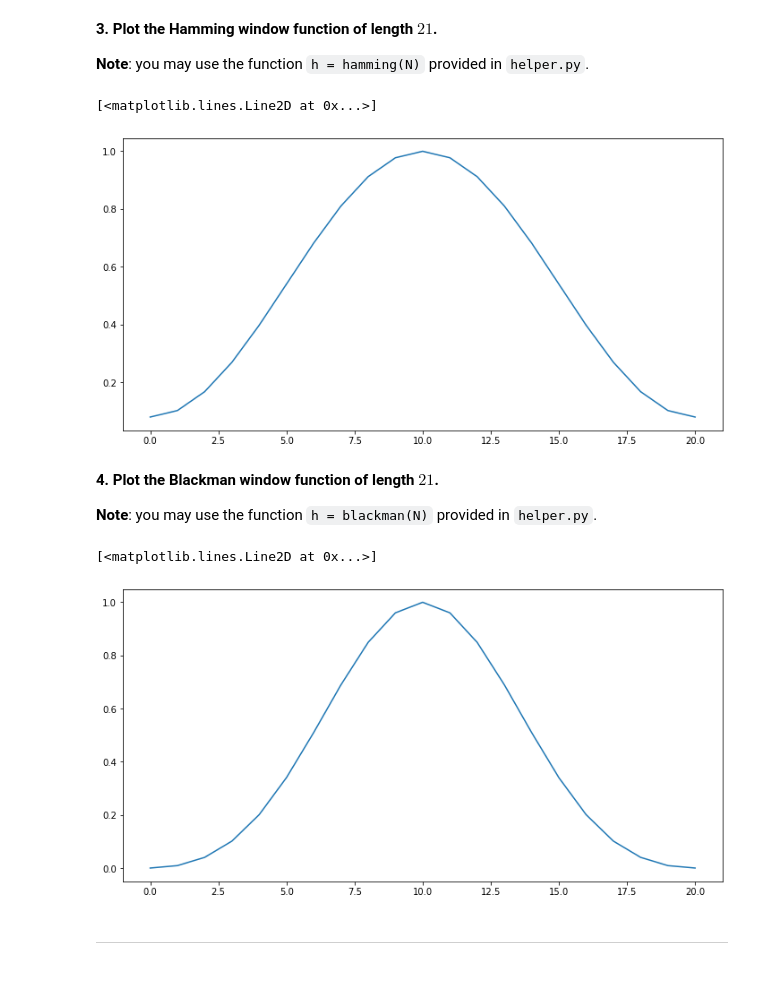
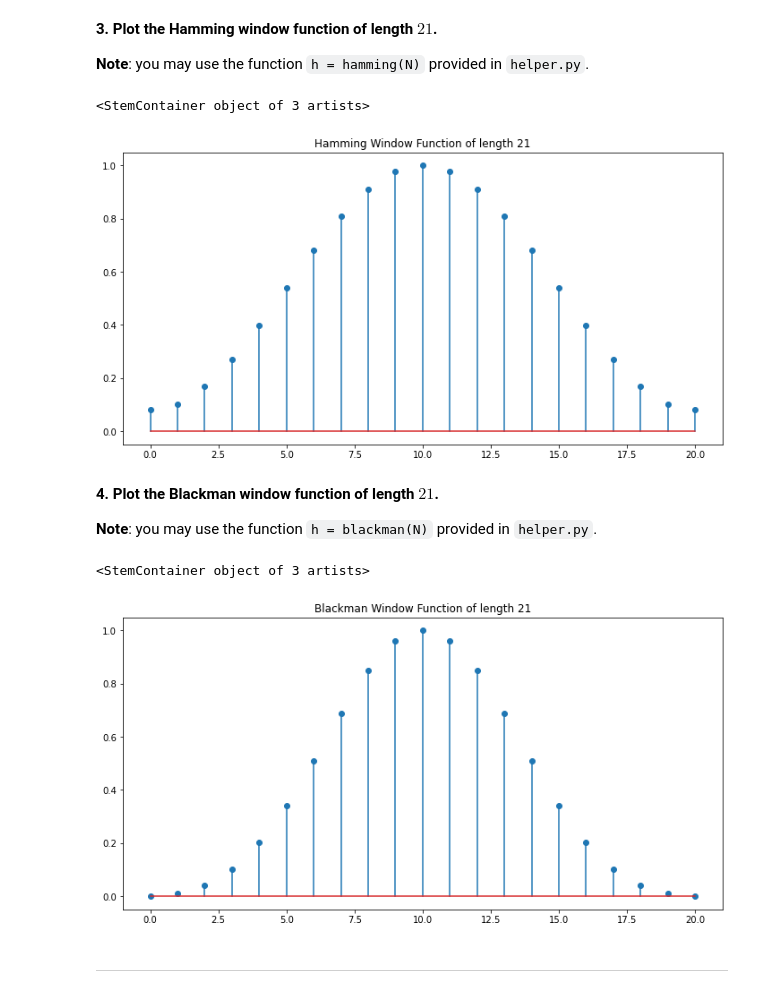
Before and after one commit to JustinWang781/438-Lab5b, a Jupyter notebook: lab05b_final_report.ipynb, the cells around one changed output. Cells and saved outputs as stored; diff of their text form; code cells hidden in the pictures.

```diff
--- a/lab05b_final_report.ipynb
+++ b/lab05b_final_report.ipynb
@@ -70,22 +69,24 @@ plt.plot(han)
 **Note**: you may use the function `h = hamming(N)` provided in `helper.py`.
 # %%
 # insert your code here
-ham = hamming(21)
-plt.plot(ham)
+hamming = hamming(21)
+plt.title("Hamming Window Function of length 21")
+plt.stem(hamming)
 # %% [output]
-[<matplotlib.lines.Line2D at 0x...>]
+<StemContainer object of 3 artists>
-[figure, old version]
+[figure, new version]
 # %% [markdown]
 **4. Plot the Blackman window function of length $21$.**
 
 **Note**: you may use the function `h = blackman(N)` provided in `helper.py`.
 # %%
 # insert your code here
-blk = blackman(21)
-plt.plot(blk)
+blackman = blackman(21)
+plt.title("Blackman Window Function of length 21")
+plt.stem(blackman)
 # %% [output]
-[<matplotlib.lines.Line2D at 0x...>]
+<StemContainer object of 3 artists>
-[figure, old version]
+[figure, new version]
 # %% [markdown]
 ---
 # %% [markdown]
```
Also changed, not shown: parts of 26 cells of this notebook.
